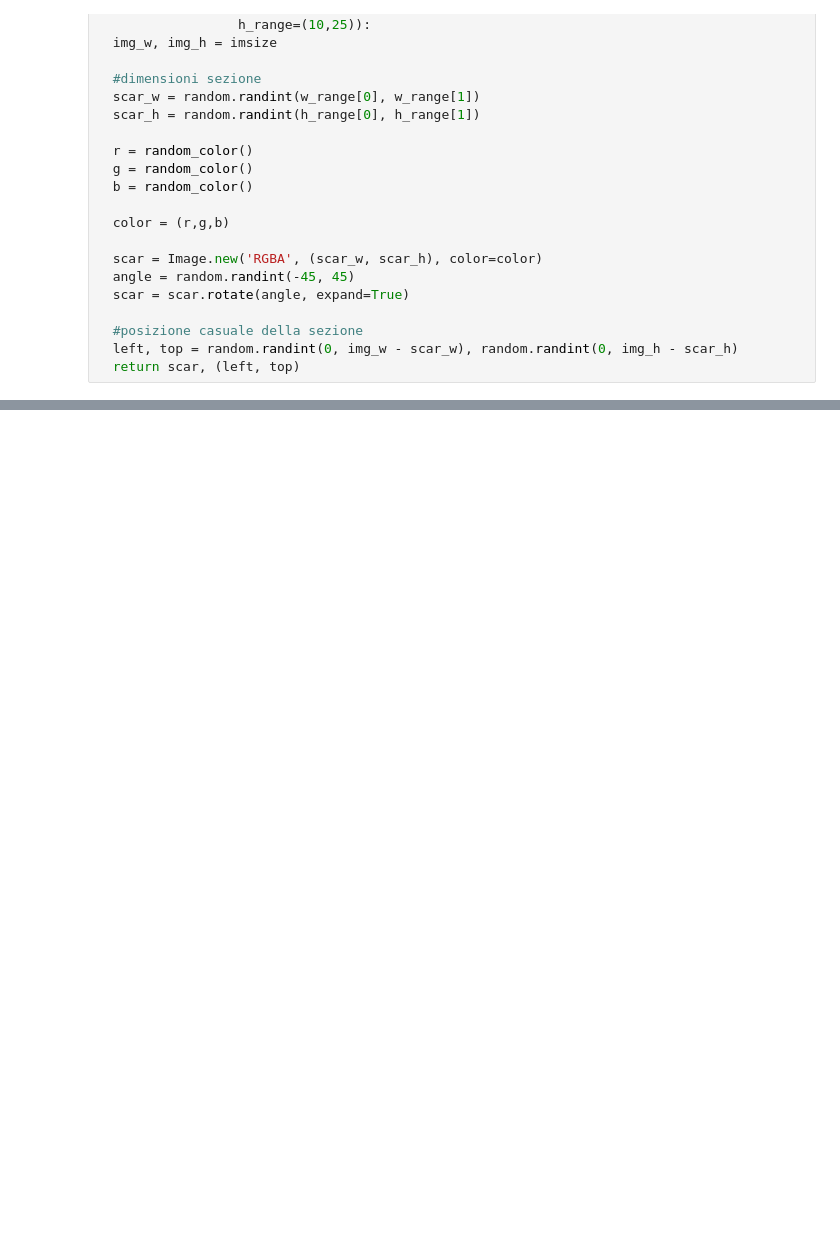
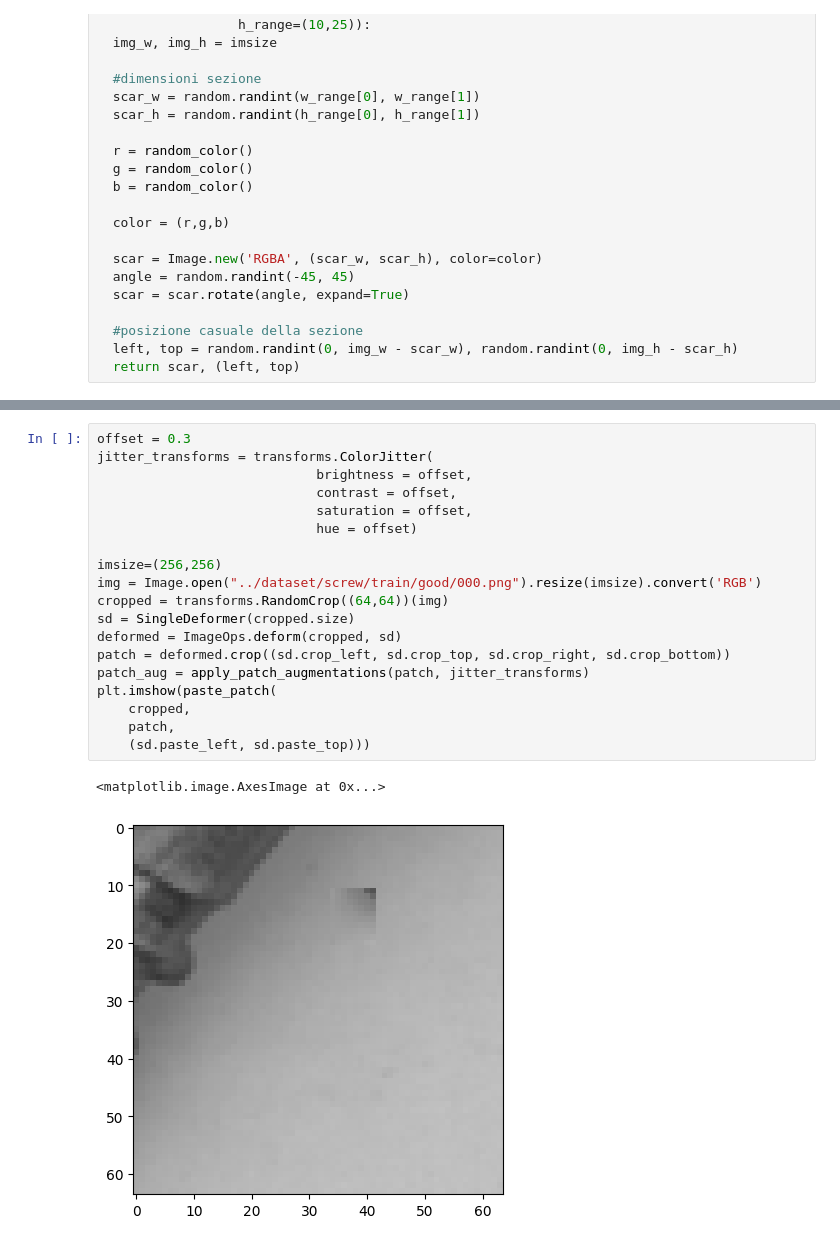
Before and after one commit to gabry1998/Self-Supervised-Anomaly-Detection, a Jupyter notebook: notebooks/distortion.ipynb, the cells around one changed output, grey strips where cells are left out. Saved outputs shown, nothing was run; the diff lists cells and outputs as text; blank space fills up the shorter version.

```diff
--- a/notebooks/distortion.ipynb
+++ b/notebooks/distortion.ipynb
@@ -116,0 +126,22 @@ plt.imshow(paste_patch(
+# %%
+offset = 0.3
+jitter_transforms = transforms.ColorJitter(
+                            brightness = offset,
+                            contrast = offset,
+                            saturation = offset,
+                            hue = offset)
+
+imsize=(256,256)
+img = Image.open("../dataset/screw/train/good/000.png").resize(imsize).convert('RGB')
+cropped = transforms.RandomCrop((64,64))(img)
+sd = SingleDeformer(cropped.size)
+deformed = ImageOps.deform(cropped, sd)
+patch = deformed.crop((sd.crop_left, sd.crop_top, sd.crop_right, sd.crop_bottom))
+patch_aug = apply_patch_augmentations(patch, jitter_transforms)
+plt.imshow(paste_patch(
+    cropped,
+    patch,
+    (sd.paste_left, sd.paste_top)))
+# %% [output]
+<matplotlib.image.AxesImage at 0x...>
+[figure, added]
```
Also changed, not shown: parts of 2 cells of this notebook, 47 other files.
